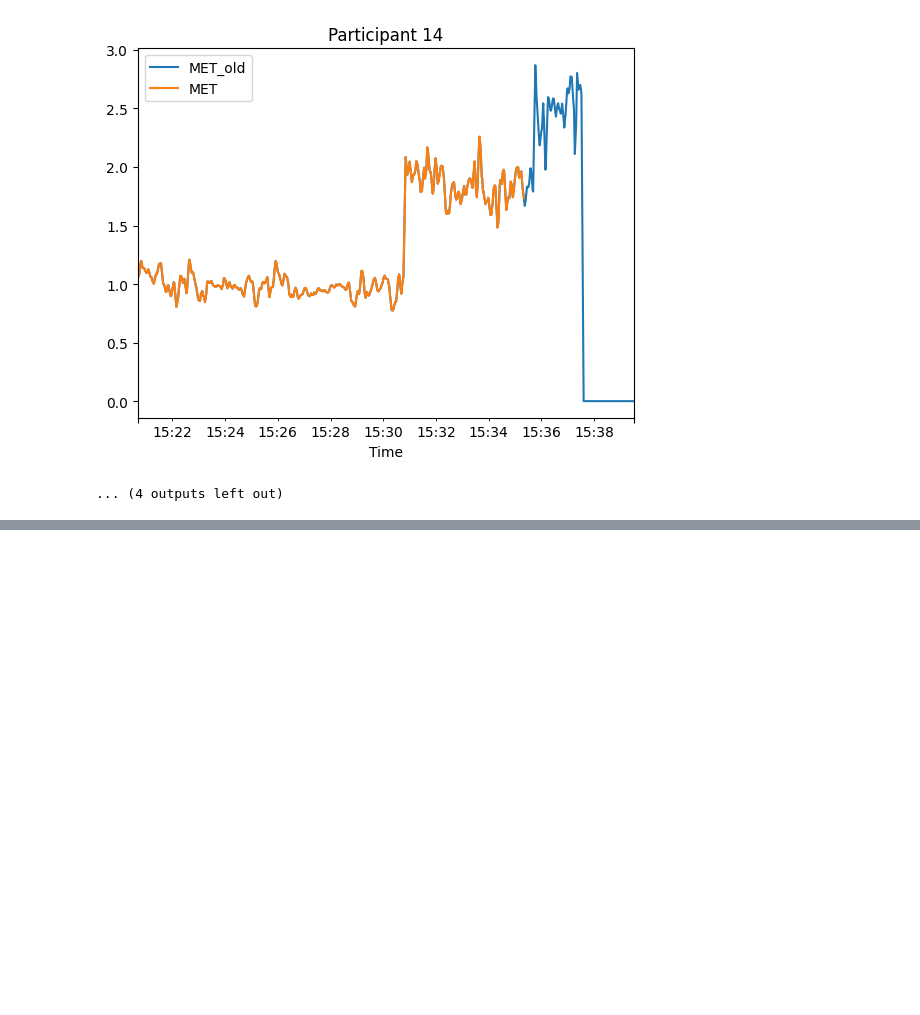
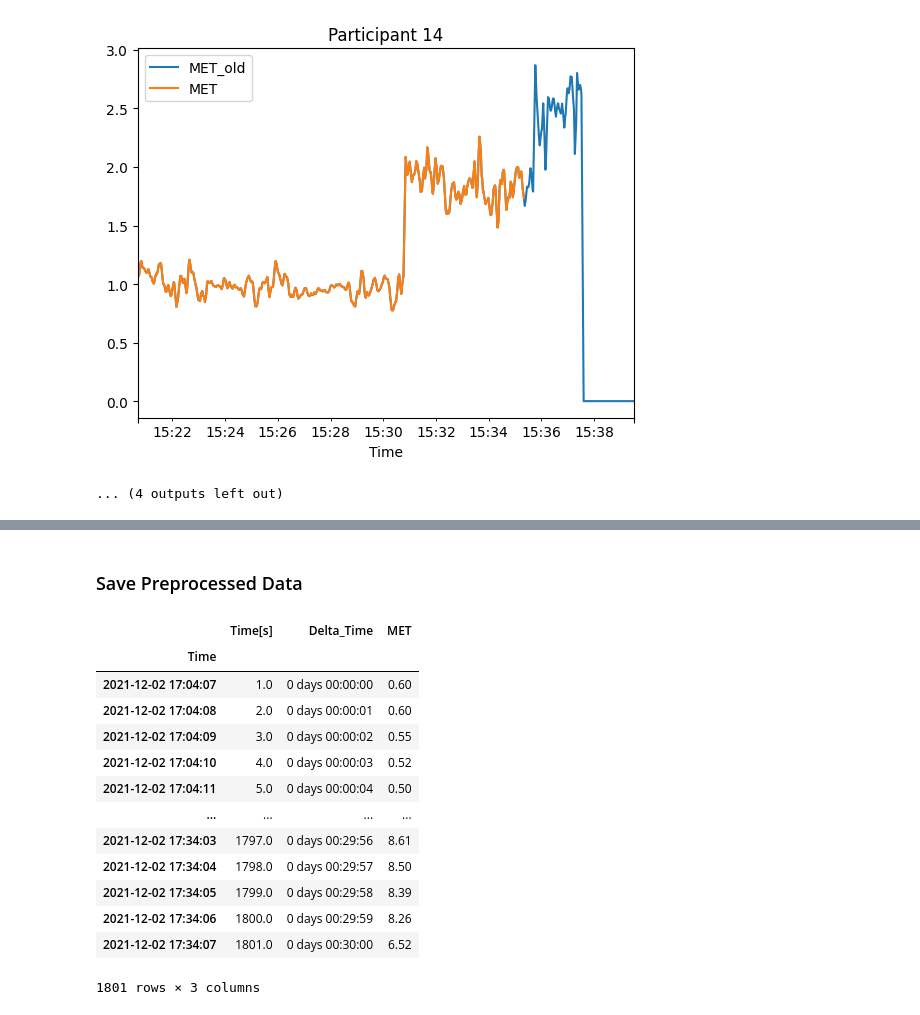
Before and after one commit to ConnorReed246/DataMiningProject, a Jupyter notebook: scripts/1_Preprocessing/V02_Preprocessing.ipynb, the cells around one changed output, grey strips where cells are left out. Saved outputs shown, nothing was run; the diff lists cells and outputs as text; code cells hidden in the pictures; blank space fills up the shorter version.

```diff
--- a/scripts/Preprocessing/V02_Preprocessing.ipynb
+++ b/scripts/1_Preprocessing/V02_Preprocessing.ipynb
@@ -291,0 +315,19 @@ for i, participant_df in enumerate(V02_all_converted_list):
+# %% [markdown]
+### Save Preprocessed Data
+# %%
+participant_df[['Time[s]','Delta_Time', 'MET']]
+# %% [output]
+|  | Time[s] | Delta_Time | MET |
+| Time |  |  |  |
+| 2021-12-02 17:04:07 | 1.0 | 0 days 00:00:00 | 0.60 |
+| 2021-12-02 17:04:08 | 2.0 | 0 days 00:00:01 | 0.60 |
+| 2021-12-02 17:04:09 | 3.0 | 0 days 00:00:02 | 0.55 |
+| 2021-12-02 17:04:10 | 4.0 | 0 days 00:00:03 | 0.52 |
+| 2021-12-02 17:04:11 | 5.0 | 0 days 00:00:04 | 0.50 |
+| ... | ... | ... | ... |
+| 2021-12-02 17:34:03 | 1797.0 | 0 days 00:29:56 | 8.61 |
+| 2021-12-02 17:34:04 | 1798.0 | 0 days 00:29:57 | 8.50 |
+| 2021-12-02 17:34:05 | 1799.0 | 0 days 00:29:58 | 8.39 |
+| 2021-12-02 17:34:06 | 1800.0 | 0 days 00:29:59 | 8.26 |
+| 2021-12-02 17:34:07 | 1801.0 | 0 days 00:30:00 | 6.52 |
+1801 rows × 3 columns
```
Also changed, not shown: parts of 5 cells of this notebook, 18 other files.
